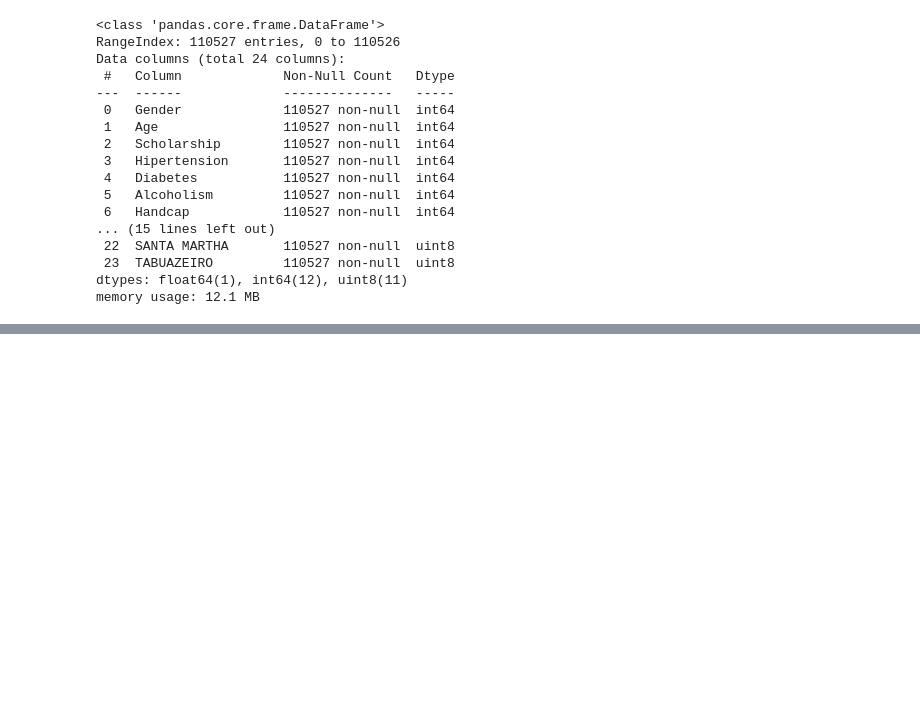
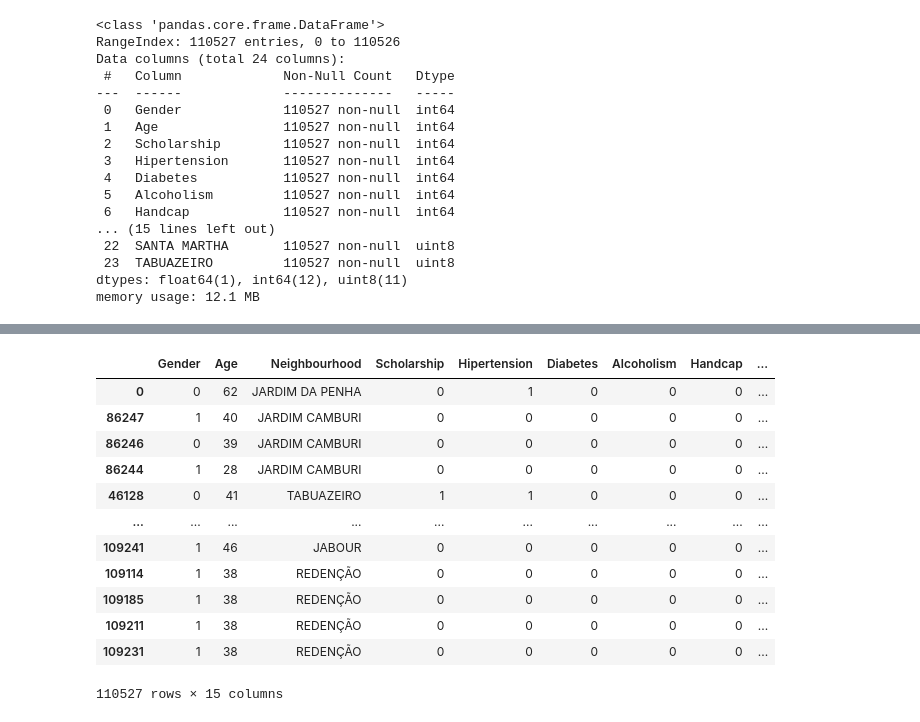
Before and after one commit to javier-pradera/Project-Week-8-Final-Project, a Jupyter notebook: your-project/code/Data cleaning/Appointment No-Show prediction.ipynb, the cells around one changed output, grey strips where cells are left out. Cells and saved outputs as stored; diff of their text form; code cells hidden in the pictures; blank space fills up the shorter version.

```diff
--- a/your-project/code/Data cleaning/Appointment No-Show prediction.ipynb
+++ b/your-project/code/Data cleaning/Appointment No-Show prediction.ipynb
@@ -15,7 +15,7 @@ import numpy as np
 import matplotlib.pyplot as plt
 # %%
 # We then import the data set and start exploring it:
-appointments = pd.read_csv('../data/KaggleV2-May-2016.csv',index_col=1)
+appointments = pd.read_csv('../../data/KaggleV2-May-2016.csv',index_col=1)
 appointments.head()
 # %% [output]
 |  | PatientId | Gender | ScheduledDay | AppointmentDay | Age | Neighbourhood | Scholarship | ... |
@@ -171,10 +171,9 @@ appointments
 | 110526 | 3.775115e+14 | 0 | 54 | MARIA ORTIZ | 0 | 0 | 0 | 0 | 0 | ... |
 110527 rows × 15 columns
 # %%
-#appointments['Patient ratio'] = appointments['Previous no-shows'] / appointments['Previous visits']
-#appointments.drop(columns='Previous no-shows',inplace=True)
-#appointments.fillna(0,inplace=True)
-appointments['First visit'] = [1 if visits > 0 else visits for visits in appointments['Previous visits']]
+appointments['Patient ratio'] = appointments['Previous no-shows'] / appointments['Previous visits']
+appointments.drop(columns='Previous no-shows',inplace=True)
+appointments.fillna(0,inplace=True)
 appointments
 # %% [output]
 |  | PatientId | Gender | Age | Neighbourhood | Scholarship | Hipertension | Diabetes | Alcoholism | Handcap | ... |
@@ -329,0 +346,16 @@ appointments_dummies.to_csv('Appointments_dataset_clean.csv')
+# %%
+appointments.sort_values('Previous visits')
+# %% [output]
+|  | Gender | Age | Neighbourhood | Scholarship | Hipertension | Diabetes | Alcoholism | Handcap | ... |
+| 0 | 0 | 62 | JARDIM DA PENHA | 0 | 1 | 0 | 0 | 0 | ... |
+| 86247 | 1 | 40 | JARDIM CAMBURI | 0 | 0 | 0 | 0 | 0 | ... |
+| 86246 | 0 | 39 | JARDIM CAMBURI | 0 | 0 | 0 | 0 | 0 | ... |
+| 86244 | 1 | 28 | JARDIM CAMBURI | 0 | 0 | 0 | 0 | 0 | ... |
+| 46128 | 0 | 41 | TABUAZEIRO | 1 | 1 | 0 | 0 | 0 | ... |
+| ... | ... | ... | ... | ... | ... | ... | ... | ... | ... |
+| 109241 | 1 | 46 | JABOUR | 0 | 0 | 0 | 0 | 0 | ... |
+| 109114 | 1 | 38 | REDENÇÃO | 0 | 0 | 0 | 0 | 0 | ... |
+| 109185 | 1 | 38 | REDENÇÃO | 0 | 0 | 0 | 0 | 0 | ... |
+| 109211 | 1 | 38 | REDENÇÃO | 0 | 0 | 0 | 0 | 0 | ... |
+| 109231 | 1 | 38 | REDENÇÃO | 0 | 0 | 0 | 0 | 0 | ... |
+110527 rows × 15 columns
```
Also changed, not shown: parts of 4 cells of this notebook, 1 other file.
